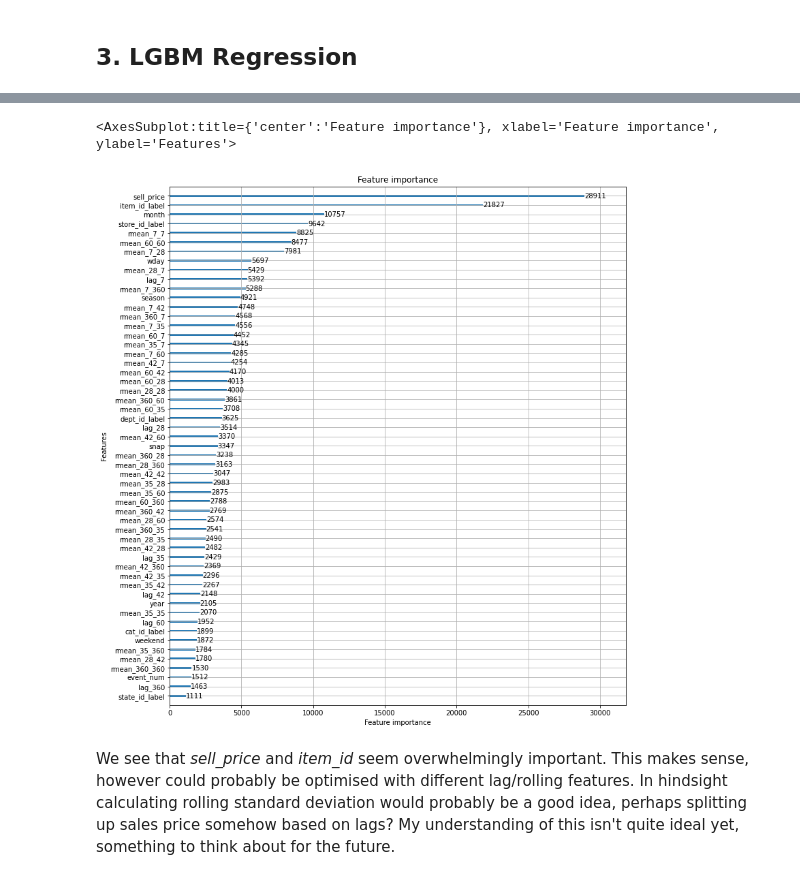
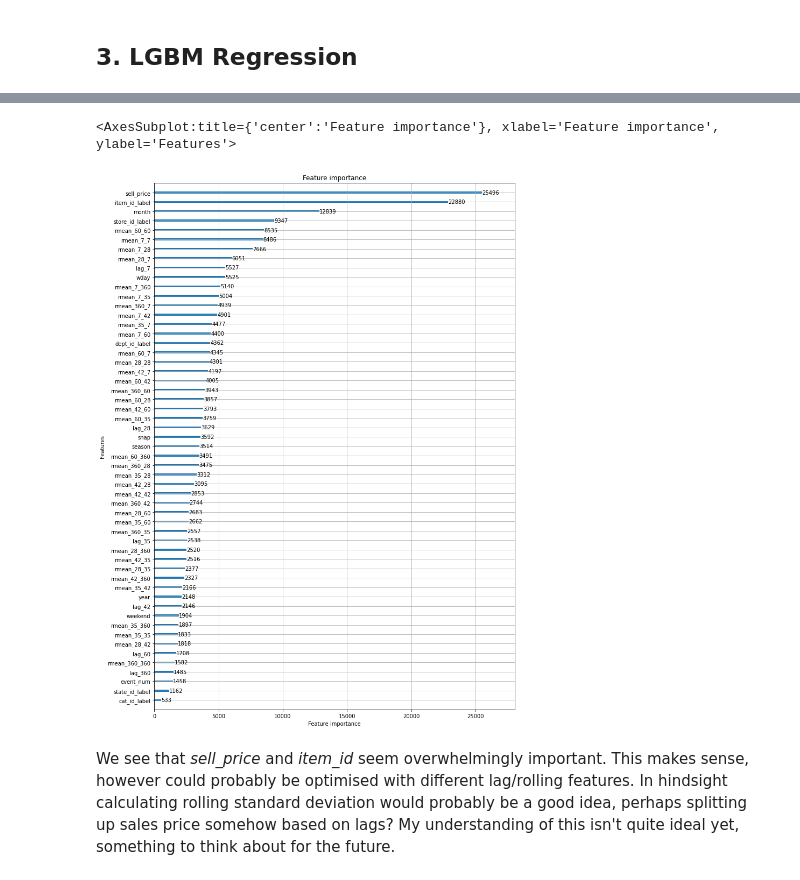
Before and after one commit to cezgru/M5-Forecasting-Accuracy, a Jupyter notebook: 3.Models.ipynb, the cells around one changed output, grey strips where cells are left out. Drawn from its saved outputs; the diff is of its cells as text; code cells hidden in the pictures.

Commit message:
Final LGBM model, deployment left

```diff
--- a/3.Models.ipynb
+++ b/3.Models.ipynb
@@ -310,7 +313,7 @@ reg = lgb.LGBMRegressor()
 random_search = RandomizedSearchCV(
     reg,
     param_distributions=param_dist,
-    n_iter=5,
+    n_iter=1,
     cv=tss,
     scoring='neg_mean_squared_error',
     n_jobs=None,
@@ -353,3 +356,5 @@ RandomizedSearchCV(cv=TimeSeriesSplit(gap=0, max_train_size=None, n_splits=3, te
                                         'objective': ['tweedie'],
                                         'tweedie_variance_power': [1.1]},
                    scoring='neg_mean_squared_error')
+# %%
+reg_model = random_search.best_estimator_
@@ -356,8 +379,8 @@ RandomizedSearchCV(cv=TimeSeriesSplit(gap=0, max_train_size=None, n_splits=3, te
 # %%
-lgb.plot_importance(model, figsize= (12, 14))
+lgb.plot_importance(reg_model, figsize=(12, 18))
 # %% [output]
 <AxesSubplot:title={'center':'Feature importance'}, xlabel='Feature importance', ylabel='Features'>
-[figure, old version]
+[figure, new version]
 # %% [markdown]
 We see that _sell_price_ and _item_id_ seem overwhelmingly important. This makes sense, however could probably be optimised with different lag/rolling features. In hindsight calculating rolling standard deviation would probably be a good idea, perhaps splitting up sales price somehow based on lags? My understanding of this isn't quite ideal yet, something to think about for the future.
 # %%
```
Also changed, not shown: parts of 17 cells of this notebook, 1 other file.
